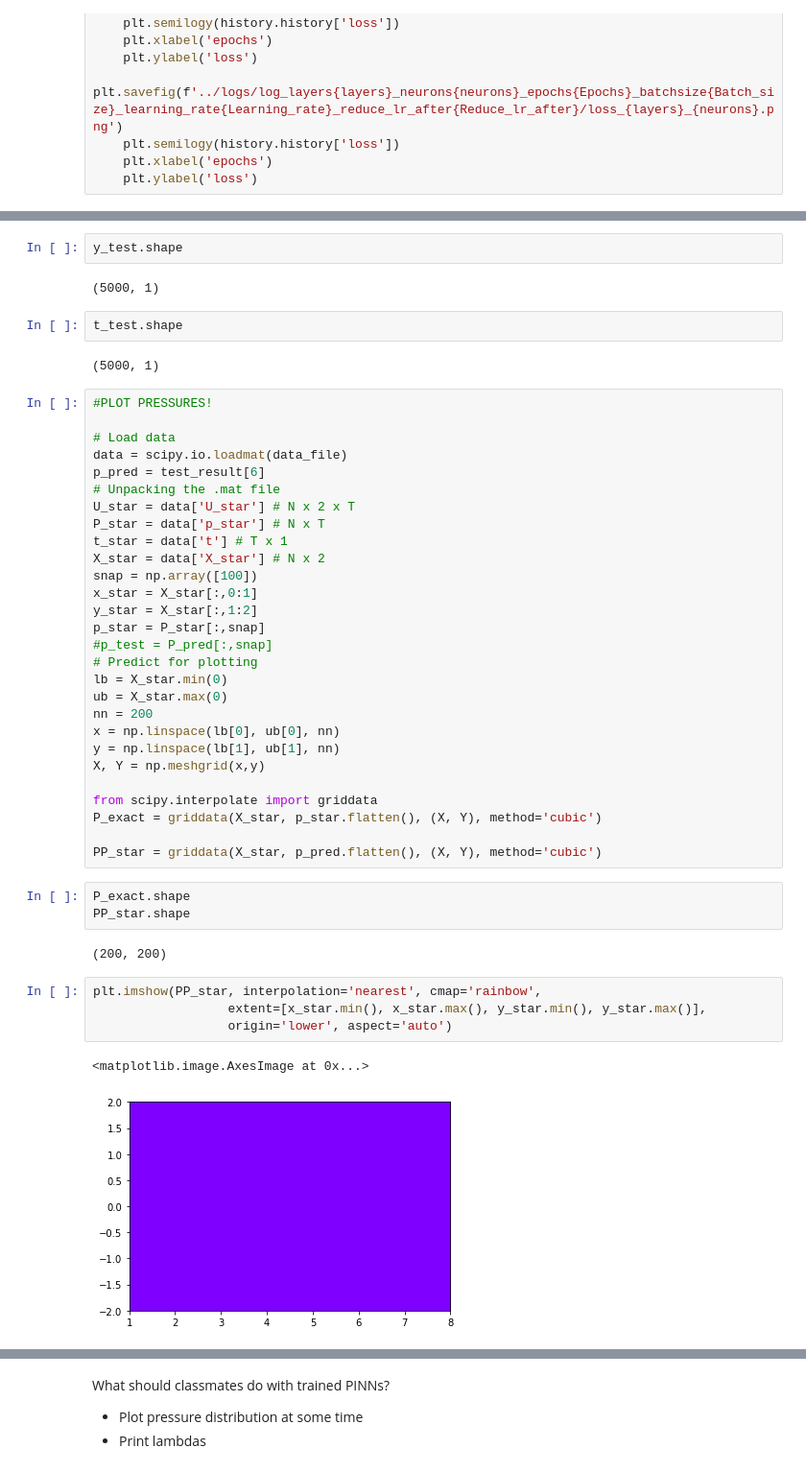
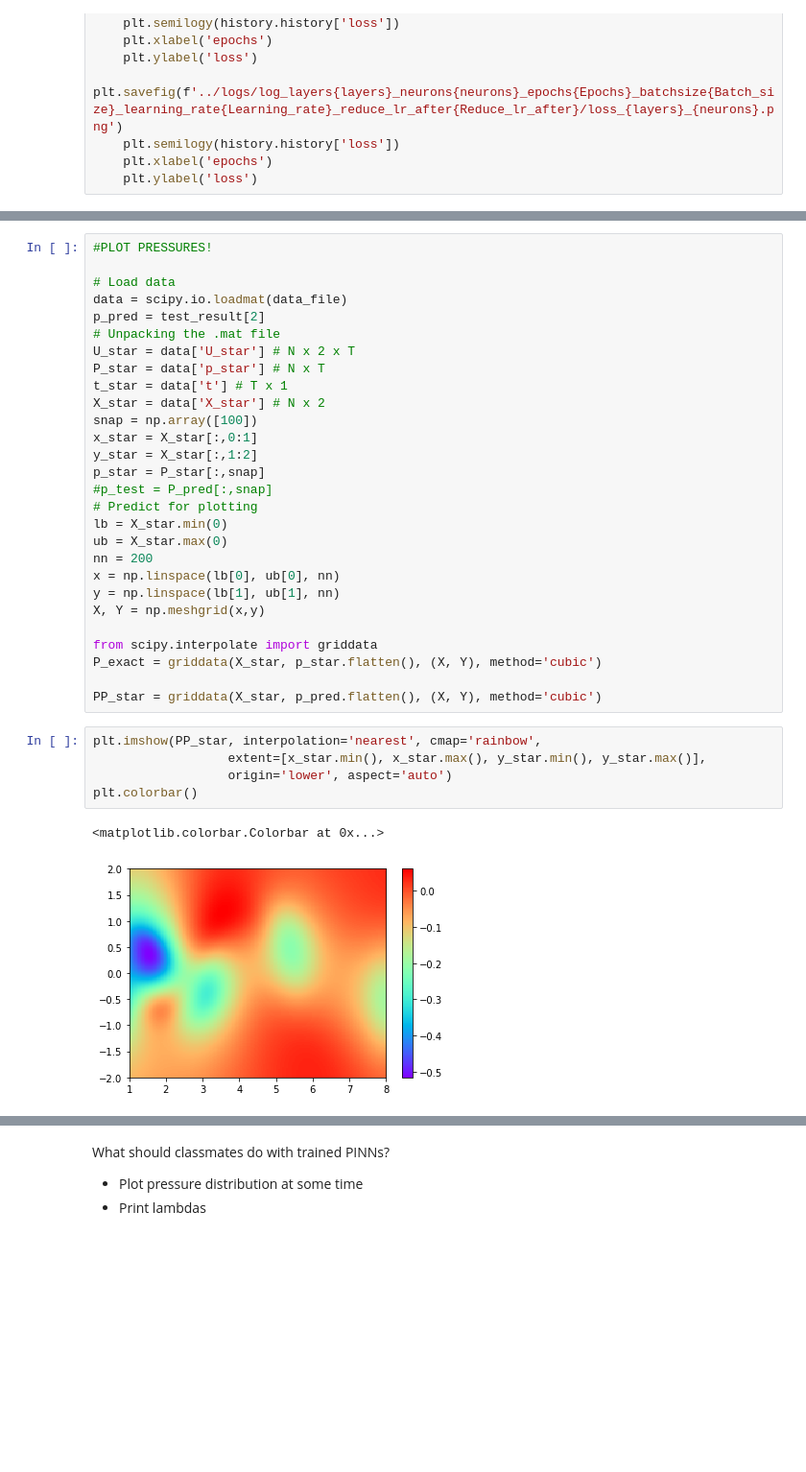
Before and after one commit to thomas-allard/APPM5720, a Jupyter notebook: NavierStokeExample.ipynb, the cells around one changed output, grey strips where cells are left out. Shown: that part at 96% size. Drawn from its saved outputs; the diff is of its cells as text; blank space fills up the shorter version.

Commit message:
Created using Colaboratory - we got them plots to work >:)

```diff
--- a/NavierStokeExample.ipynb
+++ b/NavierStokeExample.ipynb
@@ -271,17 +268,9 @@ x_test.shape
-# %%
-y_test.shape
-# %% [output]
-(5000, 1)
-# %%
-t_test.shape
-# %% [output]
-(5000, 1)
 # %%
 #PLOT PRESSURES!
 
 # Load data
 data = scipy.io.loadmat(data_file)
-p_pred = test_result[6]
+p_pred = test_result[2]
 # Unpacking the .mat file
 U_star = data['U_star'] # N x 2 x T
 P_star = data['p_star'] # N x T
@@ -304,18 +293,14 @@ from scipy.interpolate import griddata
 P_exact = griddata(X_star, p_star.flatten(), (X, Y), method='cubic')
 
 PP_star = griddata(X_star, p_pred.flatten(), (X, Y), method='cubic')
-# %%
-P_exact.shape
-PP_star.shape
-# %% [output]
-(200, 200)
 # %%
 plt.imshow(PP_star, interpolation='nearest', cmap='rainbow',
                   extent=[x_star.min(), x_star.max(), y_star.min(), y_star.max()],
                   origin='lower', aspect='auto')
+plt.colorbar()
 # %% [output]
-<matplotlib.image.AxesImage at 0x...>
+<matplotlib.colorbar.Colorbar at 0x...>
-[figure, old version]
+[figure, new version]
 # %%
 plt.imshow(P_exact, interpolation='nearest', cmap='rainbow',
                   extent=[x_star.min(), x_star.max(), y_star.min(), y_star.max()],
```
Also changed, not shown: parts of 4 cells of this notebook.
